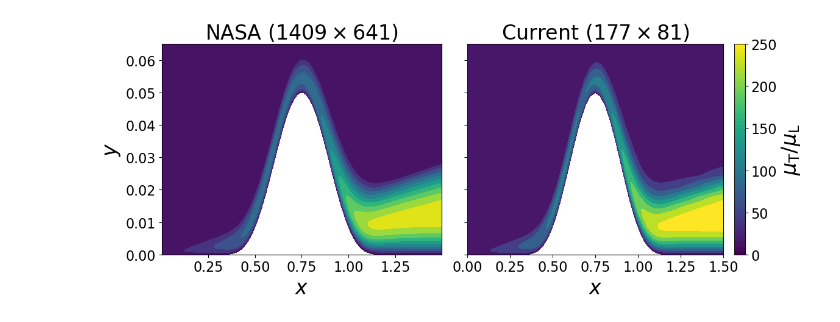
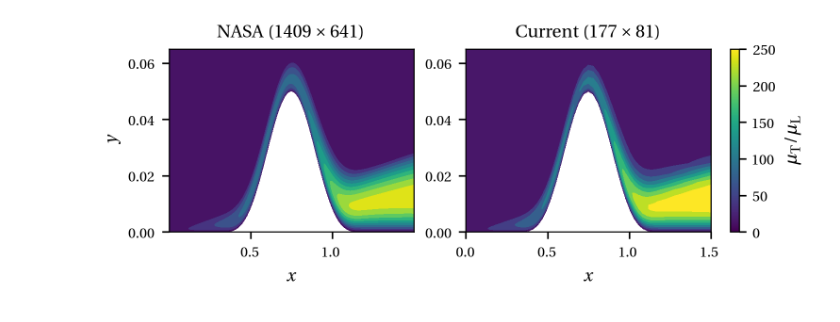
Before and after one commit to Propulsion-Power-TU-Delft/CTurboBFM, a Jupyter notebook: testcases/Turbulent_NasaBump/Run/compare_results.ipynb, the cells around one changed output. Saved outputs shown, nothing was run; the diff lists cells and outputs as text; code cells hidden in the pictures.

```diff
--- a/testcases/Turbulent_NasaBump/Run/compare_results.ipynb
+++ b/testcases/Turbulent_NasaBump/Run/compare_results.ipynb
@@ -61,10 +61,12 @@ def compute_cf(tau_x):
 xmin = 0.03
 xmax = 1.47
 
-fig, ax = plt.subplots(1, 3, figsize=(10, 3))
+
+set_thesis_style()
+fig, ax = create_figure(fraction=1.0, aspect_ratio=1.0, subplots=(1, 3))
 
 ax[0].plot(nasa_cp[:, 0], nasa_cp[:, 1], label=r"NASA ($1409 \times 641$)", color='k')
-ax[1].plot(nasa_cf[:, 0], nasa_cf[:, 1]*1e3, color='k', lw=2)
+ax[1].plot(nasa_cf[:, 0], nasa_cf[:, 1]*1e3, color='k')
 
 for key, data in datas.items():
     mask = (data['x'][:, 0, 0] > xmin) & (data['x'][:, 0, 0] < xmax)
@@ -77,12 +79,12 @@ for key, data in datas.items():
     tau = np.sqrt(tau_x**2 + tau_y**2)
     yplus = data['Y Plus'][idx, 0, 0]
 
-    ax[0].plot(x, compute_cp(p), lstyles[key], mfc='none',label=labels[key], lw=2)
-    ax[1].plot(x, compute_cf(tau)*1e3, lstyles[key], lw=2)
+    ax[0].plot(x, compute_cp(p), lstyles[key], mfc='none',label=labels[key])
+    ax[1].plot(x, compute_cf(tau)*1e3, lstyles[key])
     ax[2].plot(x, yplus, lstyles[key])
 
 
-fig.legend(ncol=len(input_filenames)+1, bbox_to_anchor=(0.55, 1.12), loc='upper center')
+fig.legend(ncol=len(input_filenames)+1, loc='outside upper center')
 ax[0].invert_yaxis()
 ax[0].set_ylabel(r'$C_{\rm p}$')
 ax[0].set_xlabel(r'$x$')
@@ -100,6 +102,5 @@ ax[2].set_xlabel(r'$x$')
 ax[2].grid(alpha=0.3)
 ax[2].set_xlim(0.01, 1.49)
 
-fig.tight_layout()
-fig.savefig('nasa_bump_comparison.pdf', bbox_inches='tight')
+fig.savefig('nasa_bump_comparison.pdf')
 # %% [output]
@@ -201,7 +202,7 @@ import matplotlib.cm as cm
 # -----------------------------
 # Figure setup
 # -----------------------------
-fig, ax = plt.subplots(1, 2, figsize=(12, 5), sharey=True)
+fig, ax = create_figure(fraction=1.0, aspect_ratio=1.3, subplots=(1, 2))
 
 xmin = 0.0
 xmax = 1.5
@@ -262,33 +263,31 @@ c1 = ax[1].contourf(
 # Common colorbar
 # -----------------------------
 cbar = fig.colorbar(
     cm.ScalarMappable(norm=norm, cmap=cmap),
     ax=ax[1],
     location='right',
     fraction=0.046,
     pad=0.04
 )
 
 cbar.set_label(r'$\mu_{\rm T} / \mu_{\rm L}$')
 
 # -----------------------------
 # Formatting
 # -----------------------------
 ax[0].set_ylim(ymin, 0.065)
 ax[1].set_ylim(ymin, 0.065)
 
 ax[0].set_xlabel(r'$x$')
 ax[1].set_xlabel(r'$x$')
 ax[0].set_ylabel(r'$y$')
 
 ax[0].set_title(r"NASA ($1409 \times 641$)")
 ax[1].set_title(r"Current ($177 \times 81$)")
 
-plt.tight_layout()
 
 plt.savefig(
     f'nasa_bump_eddy_viscosity_comparison_reference.pdf',
-    bbox_inches='tight'
 )
 # %% [output]
-[figure, old version]
+[figure, new version]
```
Also changed, not shown: parts of 3 cells of this notebook, 25 other files.
